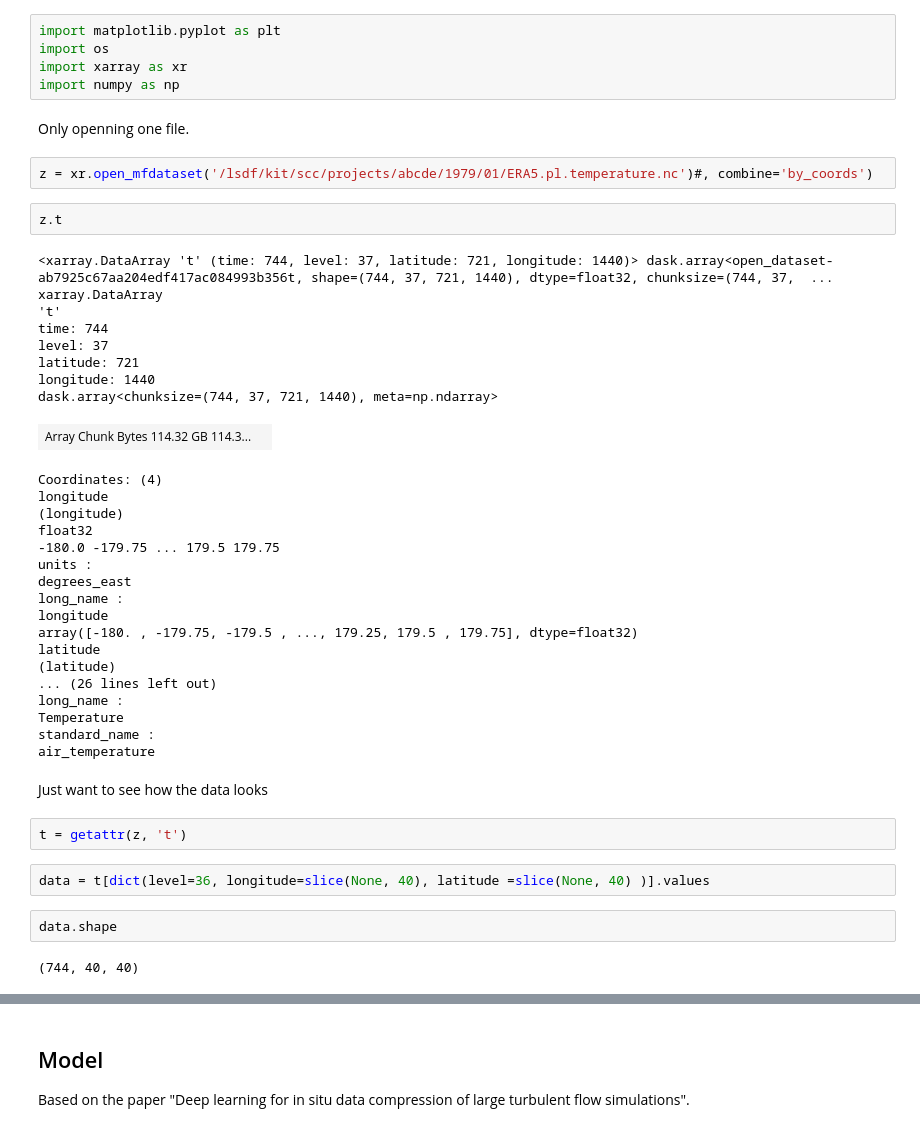
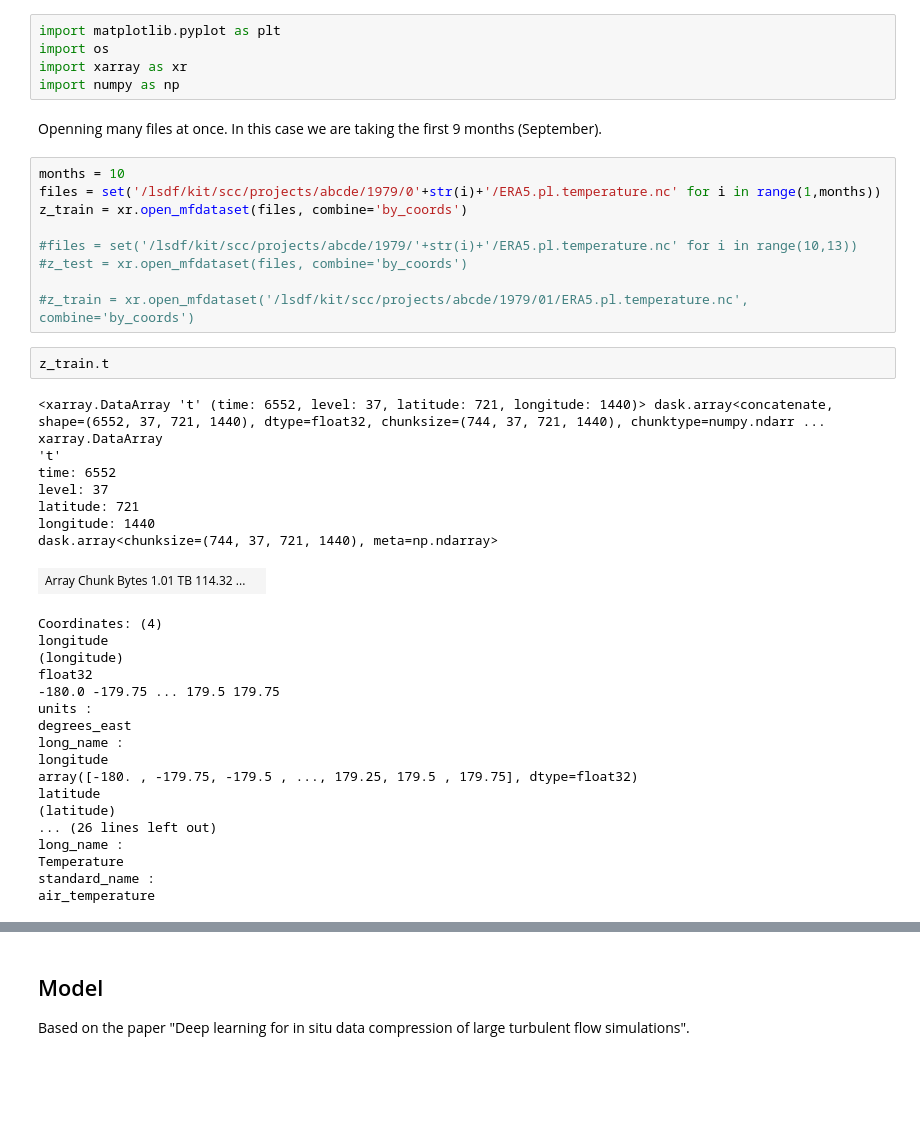
Before and after one commit to SilkeDH/lossy-ml, a Jupyter notebook: Notebooks/Data_Compression.ipynb, the cells around one changed output, grey strips where cells are left out. Saved outputs shown, nothing was run; the diff lists cells and outputs as text; blank space fills up the shorter version.

```diff
--- a/Notebooks/Data_Compression.ipynb
+++ b/Notebooks/Data_Compression.ipynb
@@ -5,22 +5,29 @@ import matplotlib.pyplot as plt
 import os
 import xarray as xr
 import numpy as np
-# %% [markdown]
-Only openning one file.
-# %%
-z = xr.open_mfdataset('/lsdf/kit/scc/projects/abcde/1979/01/ERA5.pl.temperature.nc')#, combine='by_coords')
+# %% [markdown]
+Openning many files at once. In this case we are taking the first 9 months (September).
+# %%
+months = 10
+files = set('/lsdf/kit/scc/projects/abcde/1979/0'+str(i)+'/ERA5.pl.temperature.nc' for i in range(1,months))
+z_train = xr.open_mfdataset(files, combine='by_coords')
+
+#files = set('/lsdf/kit/scc/projects/abcde/1979/'+str(i)+'/ERA5.pl.temperature.nc' for i in range(10,13))
+#z_test = xr.open_mfdataset(files, combine='by_coords')
+
+#z_train = xr.open_mfdataset('/lsdf/kit/scc/projects/abcde/1979/01/ERA5.pl.temperature.nc', combine='by_coords')
 # %%
-z.t
+z_train.t
 # %% [output]
-<xarray.DataArray 't' (time: 744, level: 37, latitude: 721, longitude: 1440)> dask.array<open_dataset-ab7925c67aa204edf417ac084993b356t, shape=(744, 37, 721, 1440), dtype=float32, chunksize=(744, 37,  ...
+<xarray.DataArray 't' (time: 6552, level: 37, latitude: 721, longitude: 1440)> dask.array<concatenate, shape=(6552, 37, 721, 1440), dtype=float32, chunksize=(744, 37, 721, 1440), chunktype=numpy.ndarr ...
 xarray.DataArray
 't'
-time: 744
+time: 6552
 level: 37
 latitude: 721
 longitude: 1440
 dask.array<chunksize=(744, 37, 721, 1440), meta=np.ndarray>
-| Array Chunk Bytes 114.32 GB 114.3... |  |
+| Array Chunk Bytes 1.01 TB 114.32 ... |  |
 Coordinates: (4)
 longitude
 (longitude)
@@ -38,13 +45,3 @@ long_name :
 Temperature
 standard_name :
 air_temperature
-# %% [markdown]
-Just want to see how the data looks
-# %%
-t = getattr(z, 't')
-# %%
-data = t[dict(level=36, longitude=slice(None, 40), latitude =slice(None, 40) )].values
-# %%
-data.shape
-# %% [output]
-(744, 40, 40)
```
Also changed, not shown: parts of 23 cells of this notebook.
